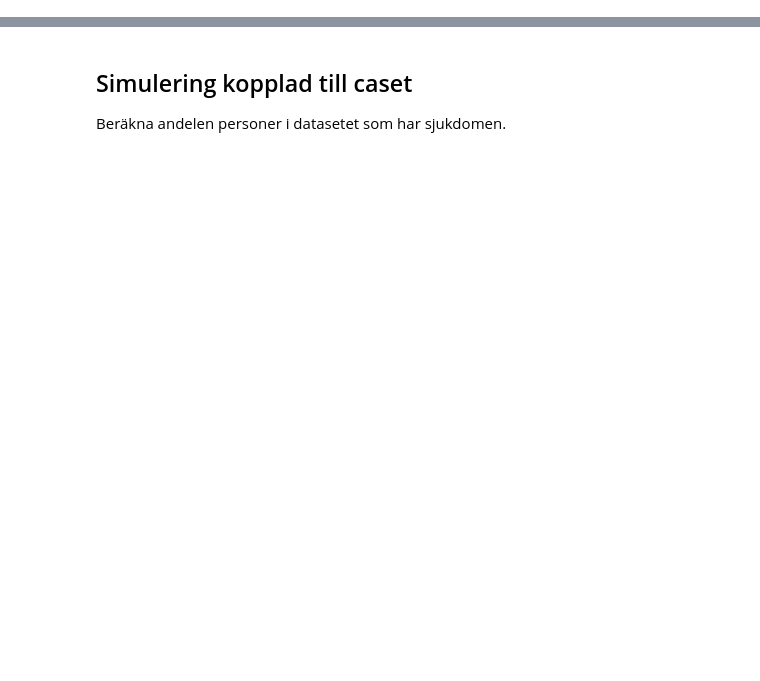
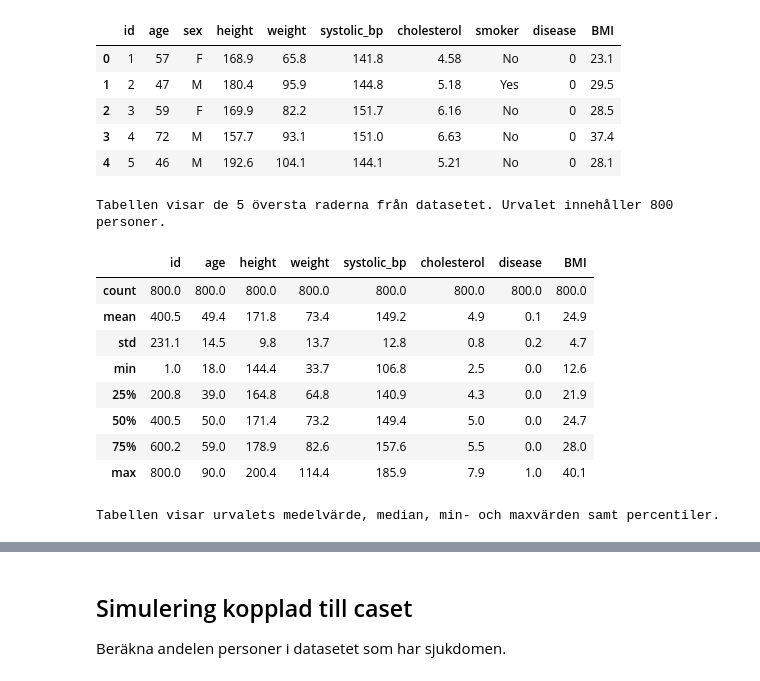
Before and after one commit to axelwarenfalk-hash/inlamningsuppgift-1, a Jupyter notebook: analytics.ipynb, the cells around one changed output, grey strips where cells are left out. Saved outputs shown, nothing was run; the diff lists cells and outputs as text; code cells hidden in the pictures; blank space fills up the shorter version.

```diff
--- a/analytics.ipynb
+++ b/analytics.ipynb
@@ -116,0 +18,26 @@ plt.show()
+# %%
+# Eftersom det inte finns en kolumn för ohälsosam vikt så skapar jag kolumnen BMI baserat på längd och vikt
+df['BMI'] = (df['weight'] / (df['height'] / 100)**2).round(1)
+
+display(df.head())
+print(f'Tabellen visar de 5 översta raderna från datasetet. Urvalet innehåller {len(df)} personer.')
+display(df.describe().round(1))
+print('Tabellen visar urvalets medelvärde, median, min- och maxvärden samt percentiler.')
+# %% [output]
+|  | id | age | sex | height | weight | systolic_bp | cholesterol | smoker | disease | BMI |
+| 0 | 1 | 57 | F | 168.9 | 65.8 | 141.8 | 4.58 | No | 0 | 23.1 |
+| 1 | 2 | 47 | M | 180.4 | 95.9 | 144.8 | 5.18 | Yes | 0 | 29.5 |
+| 2 | 3 | 59 | F | 169.9 | 82.2 | 151.7 | 6.16 | No | 0 | 28.5 |
+| 3 | 4 | 72 | M | 157.7 | 93.1 | 151.0 | 6.63 | No | 0 | 37.4 |
+| 4 | 5 | 46 | M | 192.6 | 104.1 | 144.1 | 5.21 | No | 0 | 28.1 |
+Tabellen visar de 5 översta raderna från datasetet. Urvalet innehåller 800 personer.
+|  | id | age | height | weight | systolic_bp | cholesterol | disease | BMI |
+| count | 800.0 | 800.0 | 800.0 | 800.0 | 800.0 | 800.0 | 800.0 | 800.0 |
+| mean | 400.5 | 49.4 | 171.8 | 73.4 | 149.2 | 4.9 | 0.1 | 24.9 |
+| std | 231.1 | 14.5 | 9.8 | 13.7 | 12.8 | 0.8 | 0.2 | 4.7 |
+| min | 1.0 | 18.0 | 144.4 | 33.7 | 106.8 | 2.5 | 0.0 | 12.6 |
+| 25% | 200.8 | 39.0 | 164.8 | 64.8 | 140.9 | 4.3 | 0.0 | 21.9 |
+| 50% | 400.5 | 50.0 | 171.4 | 73.2 | 149.4 | 5.0 | 0.0 | 24.7 |
+| 75% | 600.2 | 59.0 | 178.9 | 82.6 | 157.6 | 5.5 | 0.0 | 28.0 |
+| max | 800.0 | 90.0 | 200.4 | 114.4 | 185.9 | 7.9 | 1.0 | 40.1 |
+Tabellen visar urvalets medelvärde, median, min- och maxvärden samt percentiler.
```
Also changed, not shown: parts of 41 cells of this notebook, 3 other files.
